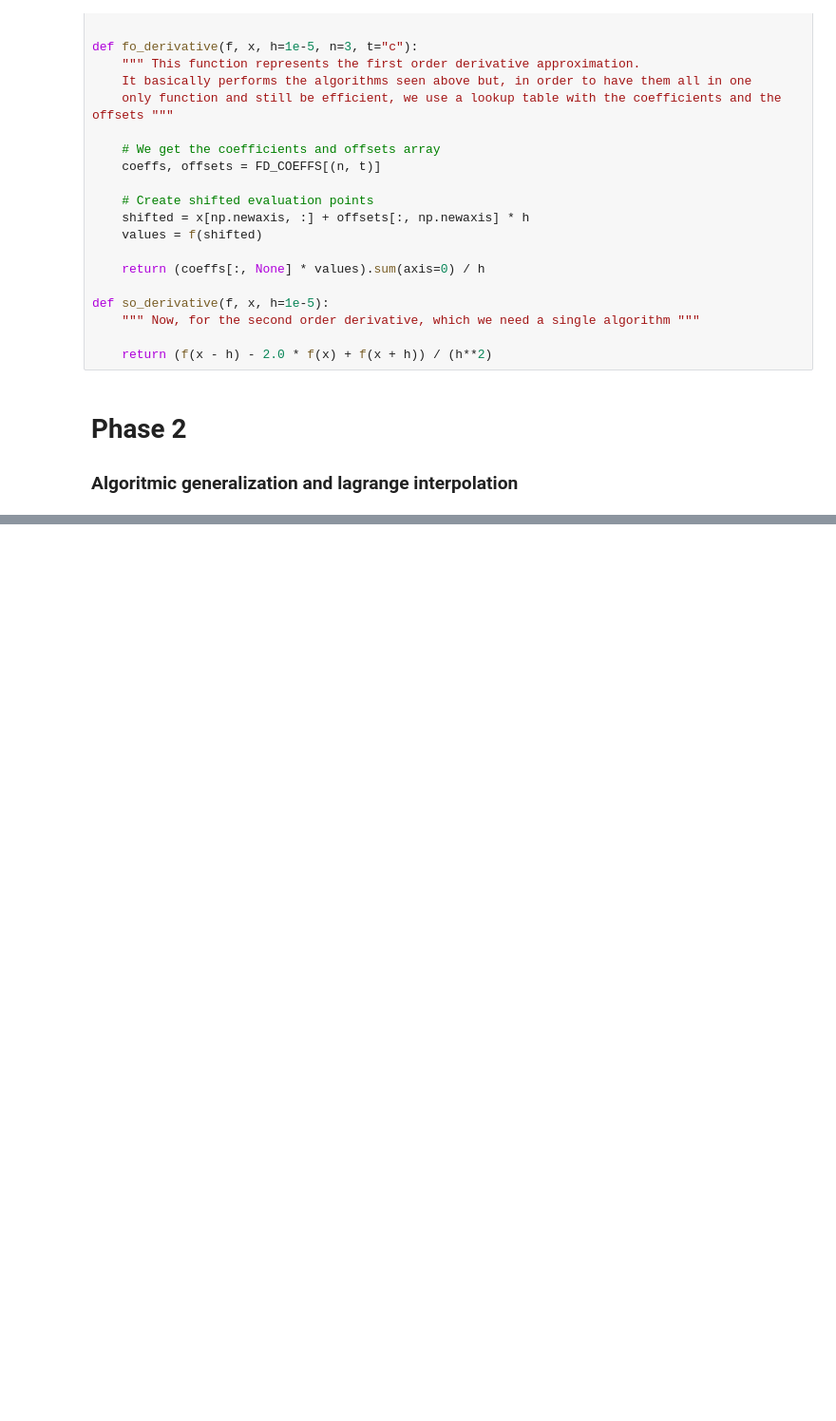
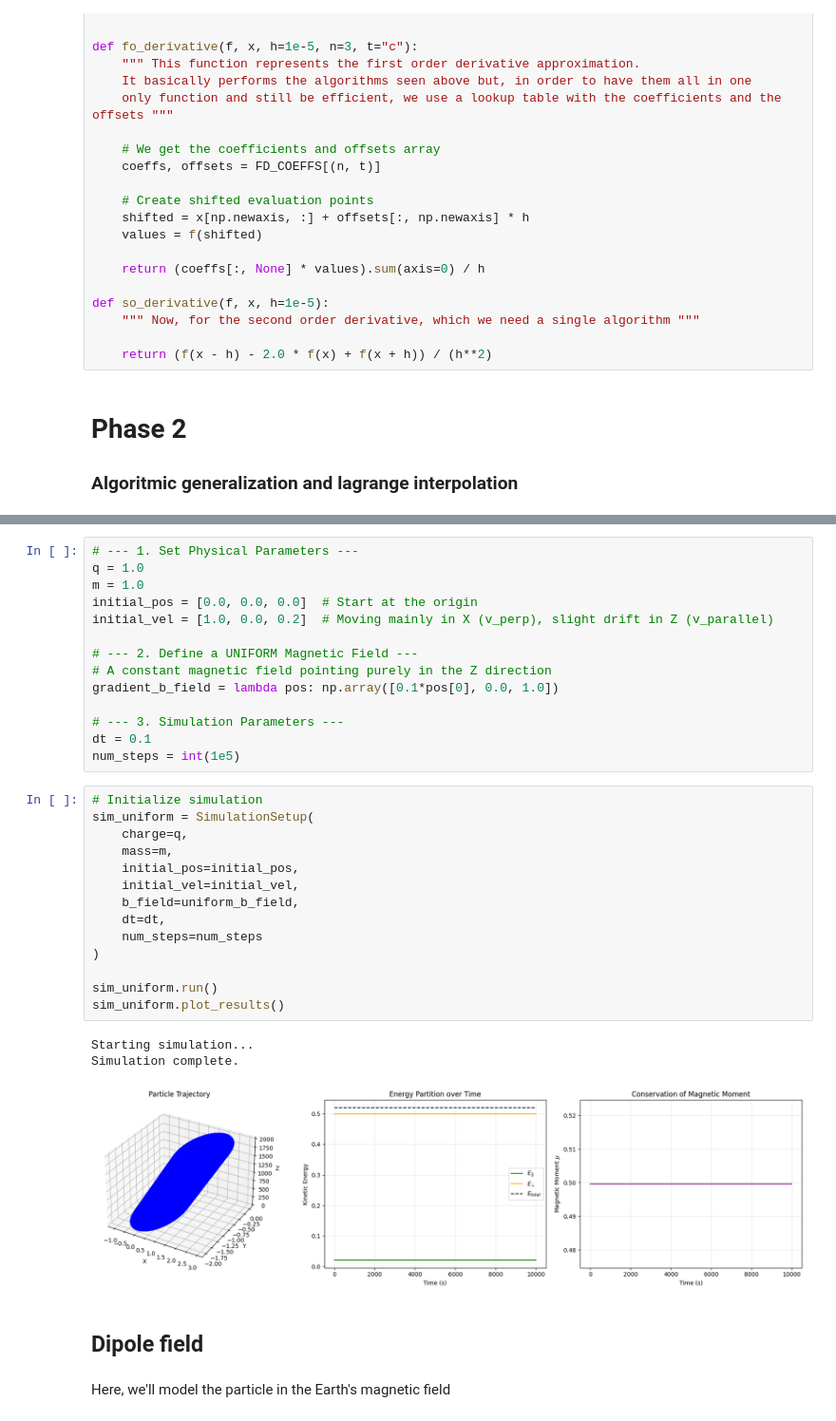
Before and after one commit to saacostad/ComputationalAstroPhysics, a Jupyter notebook: Project 1/project_1.ipynb, the cells around one changed output, grey strips where cells are left out. Shown at 95% size. Saved outputs shown, nothing was run; the diff lists cells and outputs as text; blank space fills up the shorter version.

```diff
--- a/Project 1/project_1.ipynb
+++ b/Project 1/project_1.ipynb
@@ -155,0 +528,36 @@ def so_derivative(f, x, h=1e-5):
+# %%
+# --- 1. Set Physical Parameters ---
+q = 1.0
+m = 1.0
+initial_pos = [0.0, 0.0, 0.0]  # Start at the origin
+initial_vel = [1.0, 0.0, 0.2]  # Moving mainly in X (v_perp), slight drift in Z (v_parallel)
+
+# --- 2. Define a UNIFORM Magnetic Field ---
+# A constant magnetic field pointing purely in the Z direction
+gradient_b_field = lambda pos: np.array([0.1*pos[0], 0.0, 1.0])
+
+# --- 3. Simulation Parameters ---
+dt = 0.1
+num_steps = int(1e5)
+# %%
+# Initialize simulation
+sim_uniform = SimulationSetup(
+    charge=q,
+    mass=m,
+    initial_pos=initial_pos,
+    initial_vel=initial_vel,
+    b_field=uniform_b_field,
+    dt=dt,
+    num_steps=num_steps
+)
+
+sim_uniform.run()
+sim_uniform.plot_results()
+# %% [output]
+Starting simulation...
+Simulation complete.
+[figure, added]
+# %% [markdown]
+## Dipole field
+# %% [markdown]
+Here, we'll model the particle in the Earth's magnetic field
```
Also changed, not shown: parts of 24 cells of this notebook.
